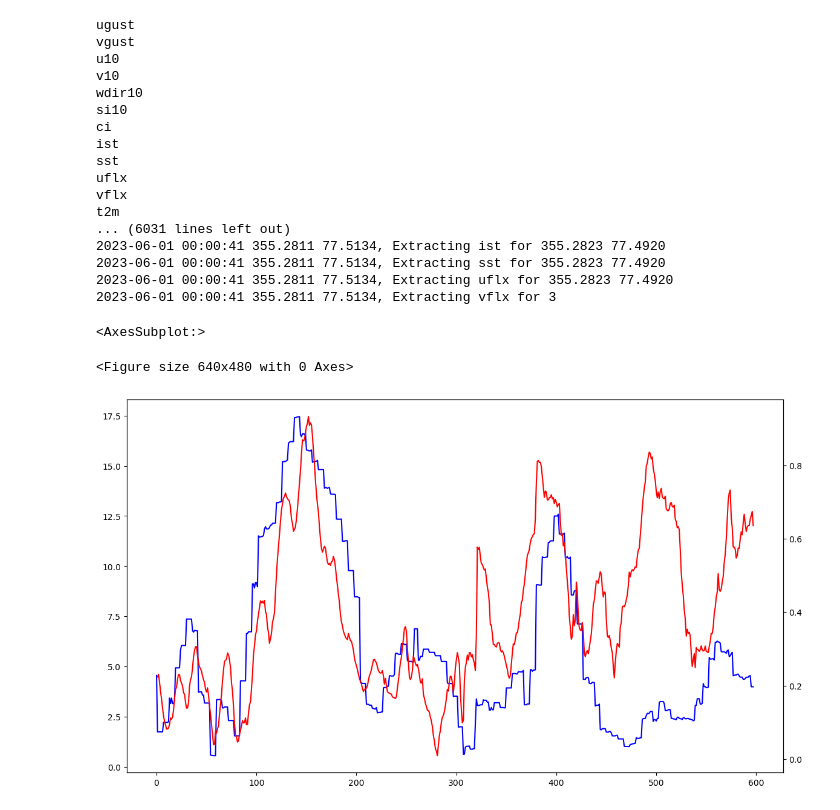
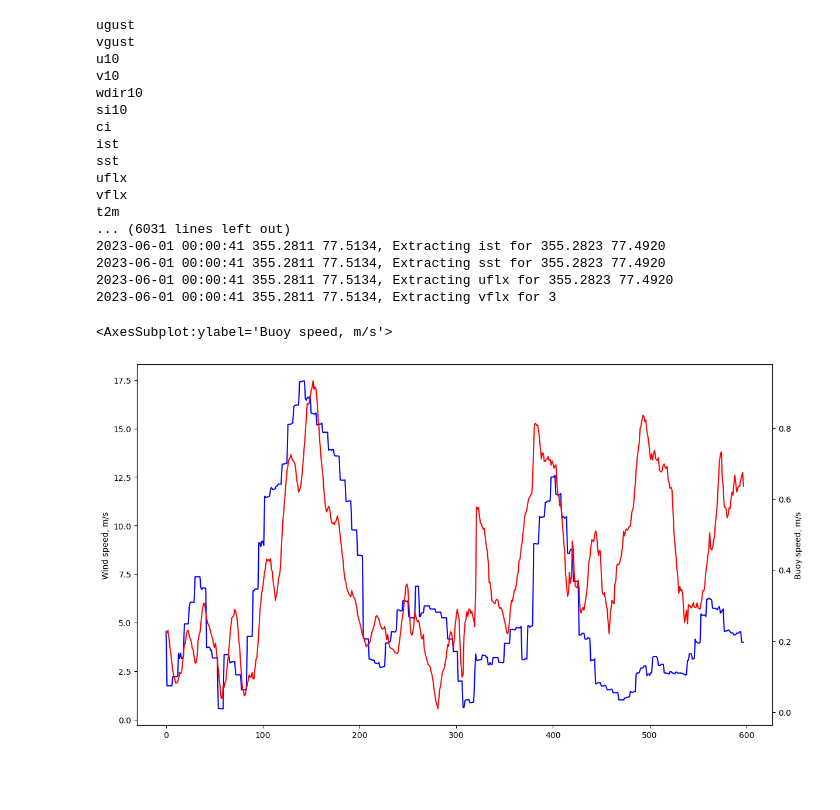
Before and after one commit to xdenisx/buoy_tools, a Jupyter notebook: buoy_tools.ipynb, the cells around one changed output. Drawn from its saved outputs; the diff is of its cells as text; code cells hidden in the pictures; blank space fills up the shorter version.

```diff
--- a/buoy_tools.ipynb
+++ b/buoy_tools.ipynb
@@ -200,14 +200,12 @@ t2m
 2023-06-01 00:00:41 355.2811 77.5134, Extracting sst for 355.2823 77.4920
 2023-06-01 00:00:41 355.2811 77.5134, Extracting uflx for 355.2823 77.4920
 2023-06-01 00:00:41 355.2811 77.5134, Extracting vflx for 3
-# %%
-# Let's plot wind speed from CARRA against buoy speed (both in m/s)
-plt.figure()
-fig, myax = plt.subplots(figsize=(14,8))
-myax2 = myax.twinx()
-b.data['drifter_206810_coords.txt']['si10'].plot(ax=myax, c='b', label='Wind speed, m/s')
-b.data['drifter_206810_coords.txt']['Speed'].plot(ax=myax2, c='r', label='Buoy speed, m/s')
-# %% [output]
-<AxesSubplot:>
-<Figure size 640x480 with 0 Axes>
-[figure, removed]
+# %%
+# Let's plot wind speed from CARRA against buoy speed (both in m/s)
+fig, myax = plt.subplots(figsize=(14,8))
+myax2 = myax.twinx()
+b.data['drifter_206810_coords.txt']['si10'].plot(ax=myax, c='b', ylabel='Wind speed, m/s')
+b.data['drifter_206810_coords.txt']['Speed'].plot(ax=myax2, c='r', ylabel='Buoy speed, m/s')
+# %% [output]
+<AxesSubplot:ylabel='Buoy speed, m/s'>
+[figure, added]
```
Also changed, not shown: 1 other file.
